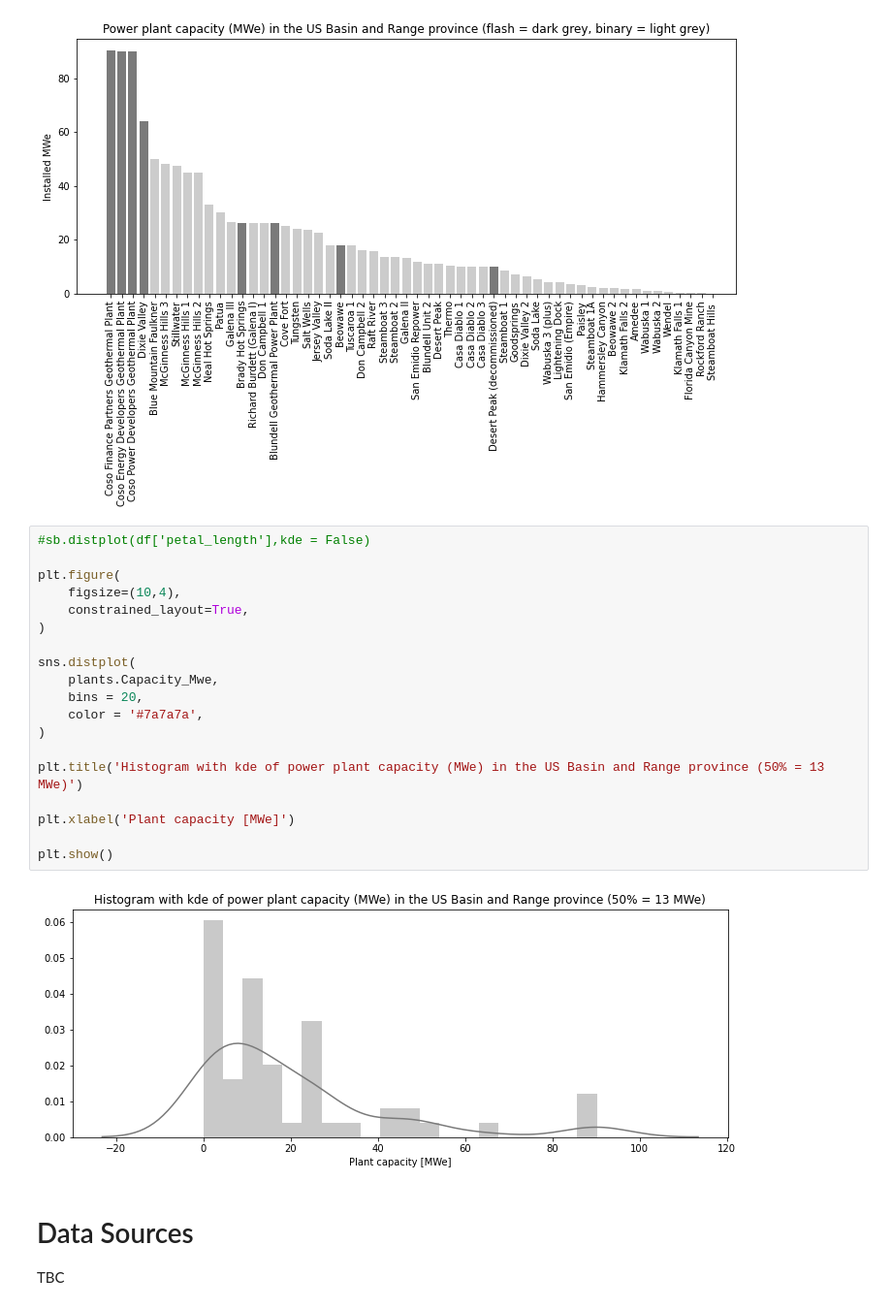
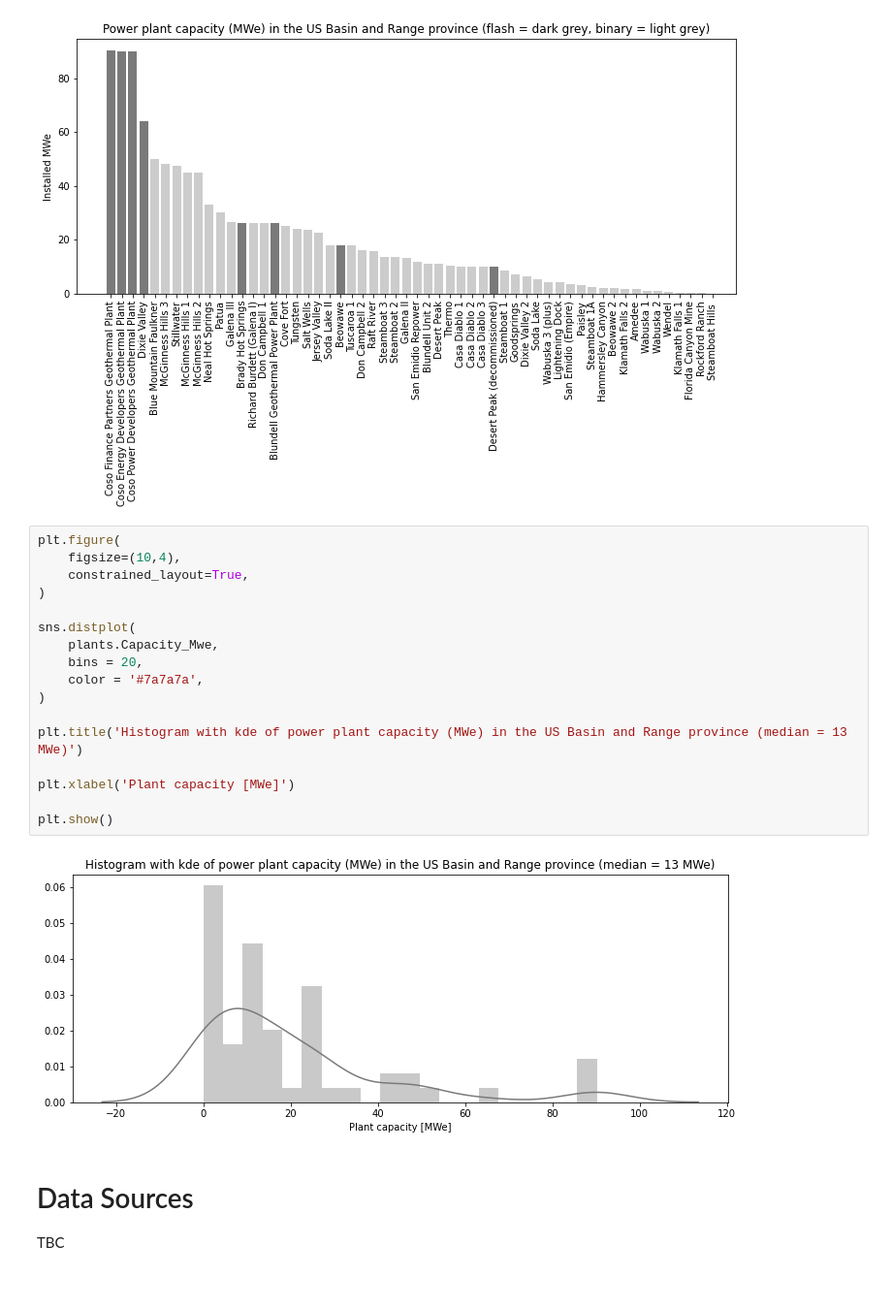
Before and after one commit to ICWallis/geothermal-cookbook, a Jupyter notebook: development-US-Basin-and-Range.ipynb, the cells around one changed output. Shown at 97% size. Cells and saved outputs as stored; diff of their text form.

Commit message:
kde plot for res capacity and text edits

```diff
--- a/development-US-Basin-and-Range.ipynb
+++ b/development-US-Basin-and-Range.ipynb
@@ -171,26 +192,24 @@ plt.show()
 # %% [output]
 [figure]
 # %%
-#sb.distplot(df['petal_length'],kde = False)
-
 plt.figure(
     figsize=(10,4),
     constrained_layout=True,
 )
 
 sns.distplot(
     plants.Capacity_Mwe,
     bins = 20,
     color = '#7a7a7a',
 )
 
-plt.title('Histogram with kde of power plant capacity (MWe) in the US Basin and Range province (50% = 13 MWe)')
+plt.title('Histogram with kde of power plant capacity (MWe) in the US Basin and Range province (median = 13 MWe)')
 
 plt.xlabel('Plant capacity [MWe]')
 
 plt.show()
 # %% [output]
-[figure, old version]
+[figure, new version]
 # %% [markdown]
 # Data Sources
 
```
Also changed, not shown: parts of 2 cells of this notebook.
